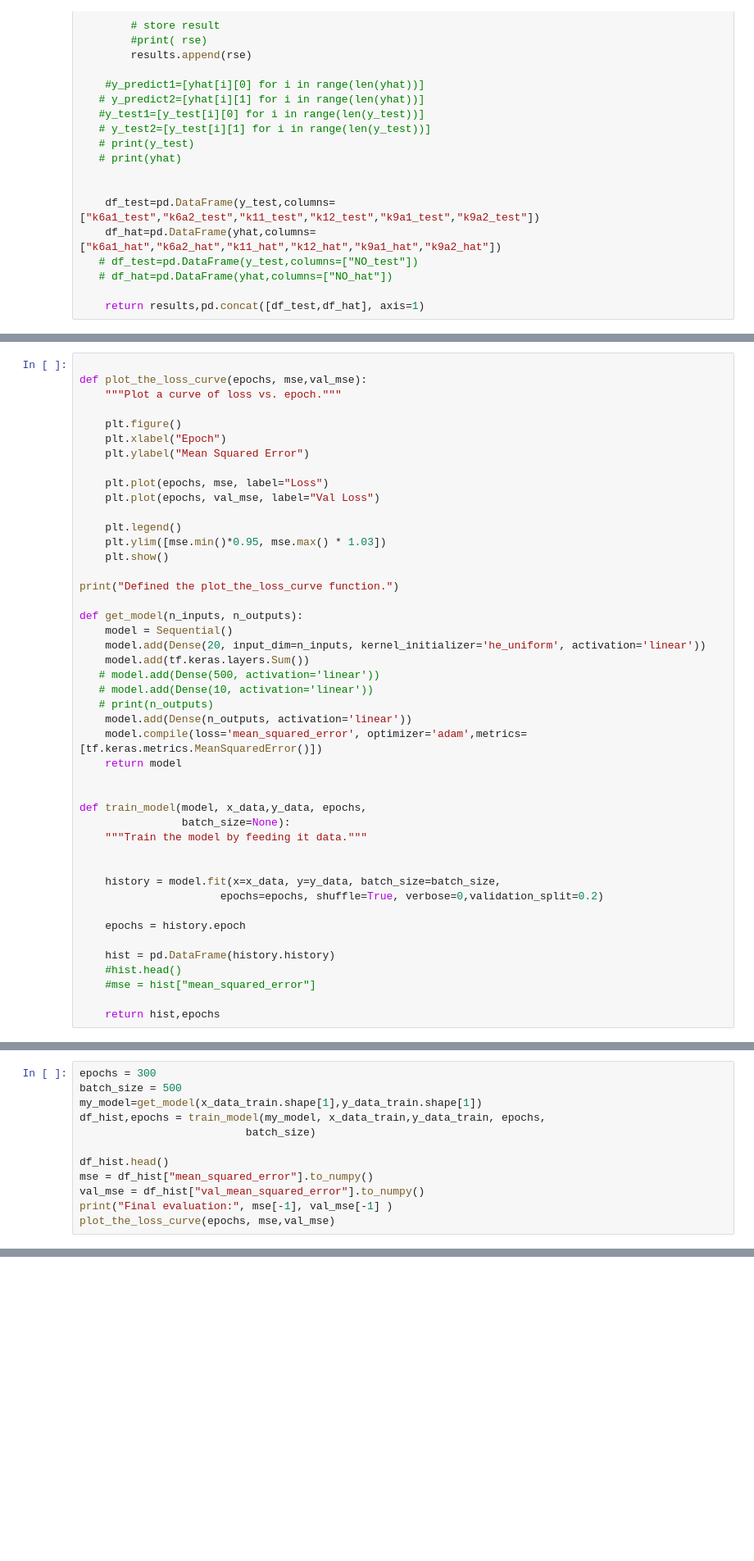
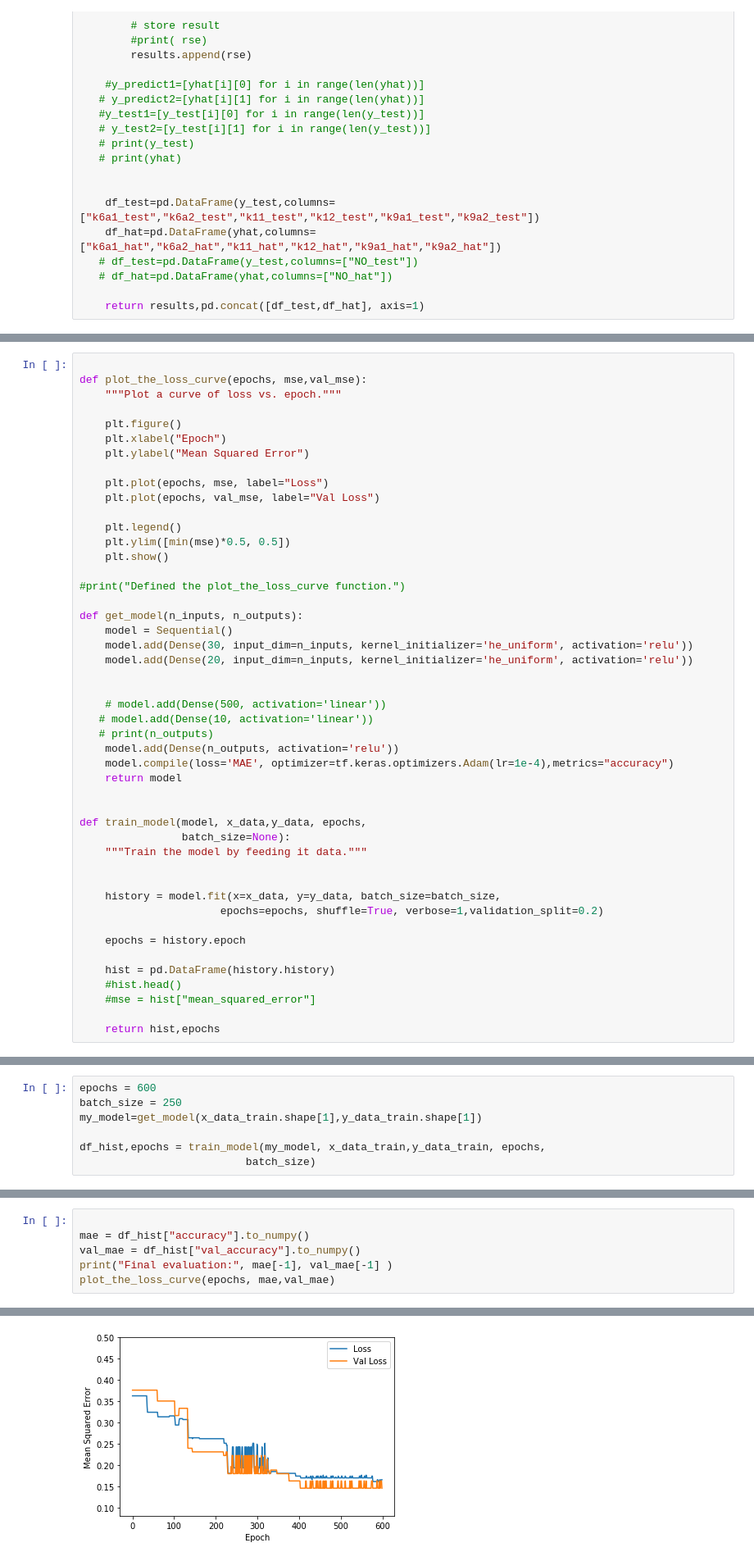
Before and after one commit to GwydionJon/EN_learn, a Jupyter notebook: machine_learning/ML_get_parameters_from_peakNumber.ipynb, the cells around one changed output, grey strips where cells are left out. Shown at 82% size. Drawn from its saved outputs; the diff is of its cells as text; blank space fills up the shorter version.

```diff
--- a/machine_learning/ML_get_parameters_from_peakNumber.ipynb
+++ b/machine_learning/ML_get_parameters_from_peakNumber.ipynb
@@ -212,20 +177,22 @@ def plot_the_loss_curve(epochs, mse,val_mse):
     plt.plot(epochs, val_mse, label="Val Loss")
 
     plt.legend()
-    plt.ylim([mse.min()*0.95, mse.max() * 1.03])
+    plt.ylim([min(mse)*0.5, 0.5])
     plt.show()
 
-print("Defined the plot_the_loss_curve function.")
+#print("Defined the plot_the_loss_curve function.")
 
 def get_model(n_inputs, n_outputs):
     model = Sequential()
-    model.add(Dense(20, input_dim=n_inputs, kernel_initializer='he_uniform', activation='linear'))
-    model.add(tf.keras.layers.Sum())
-   # model.add(Dense(500, activation='linear'))
+    model.add(Dense(30, input_dim=n_inputs, kernel_initializer='he_uniform', activation='relu'))
+    model.add(Dense(20, input_dim=n_inputs, kernel_initializer='he_uniform', activation='relu'))
+
+
+    # model.add(Dense(500, activation='linear'))
    # model.add(Dense(10, activation='linear'))
    # print(n_outputs)
-    model.add(Dense(n_outputs, activation='linear'))
-    model.compile(loss='mean_squared_error', optimizer='adam',metrics=[tf.keras.metrics.MeanSquaredError()])
+    model.add(Dense(n_outputs, activation='relu'))
+    model.compile(loss='MAE', optimizer=tf.keras.optimizers.Adam(lr=1e-4),metrics="accuracy")
     return model
 
 
@@ -235,7 +202,7 @@ def train_model(model, x_data,y_data, epochs,
 
 
     history = model.fit(x=x_data, y=y_data, batch_size=batch_size,
-                      epochs=epochs, shuffle=True, verbose=0,validation_split=0.2)
+                      epochs=epochs, shuffle=True, verbose=1,validation_split=0.2)
 
     epochs = history.epoch
 
@@ -249,13 +214,8 @@ Defined the plot_the_loss_curve function.
 # %%
-epochs = 300
-batch_size = 500
+epochs = 600
+batch_size = 250
 my_model=get_model(x_data_train.shape[1],y_data_train.shape[1])
+
 df_hist,epochs = train_model(my_model, x_data_train,y_data_train, epochs,
                           batch_size)
-
-df_hist.head()
-mse = df_hist["mean_squared_error"].to_numpy()
-val_mse = df_hist["val_mean_squared_error"].to_numpy()
-print("Final evaluation:", mse[-1], val_mse[-1] )
-plot_the_loss_curve(epochs, mse,val_mse)
 # %% [output]
@@ -262,0 +239,7 @@ AttributeError: module 'tensorflow.keras.layers' has no attribute 'Sum'
+# %%
+
+mae = df_hist["accuracy"].to_numpy()
+val_mae = df_hist["val_accuracy"].to_numpy()
+print("Final evaluation:", mae[-1], val_mae[-1] )
+plot_the_loss_curve(epochs, mae,val_mae)
+# %% [output]
@@ -263,3 +247,4 @@ AttributeError: module 'tensorflow.keras.layers' has no attribute 'Sum'
+[figure, added]
 # %%
 evaluation=my_model.evaluate(x = x_data_test, y = y_data_test, batch_size=batch_size)
 predicted = my_model.predict(x_data_test)
```
Also changed, not shown: parts of 10 cells of this notebook, 4 other files.
